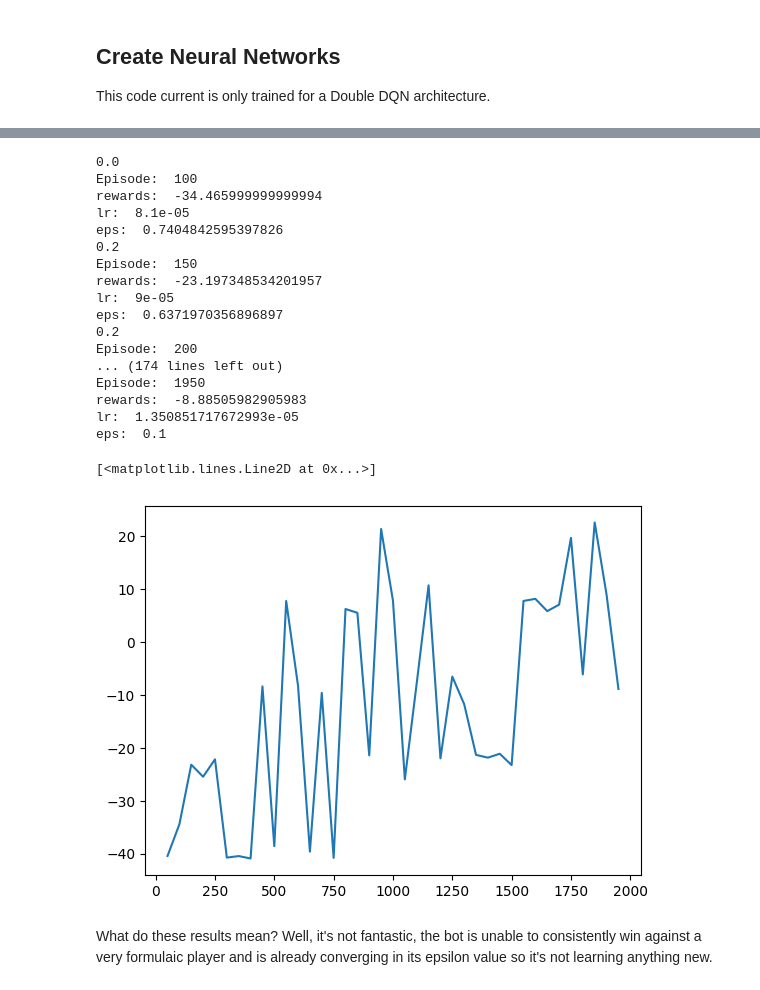
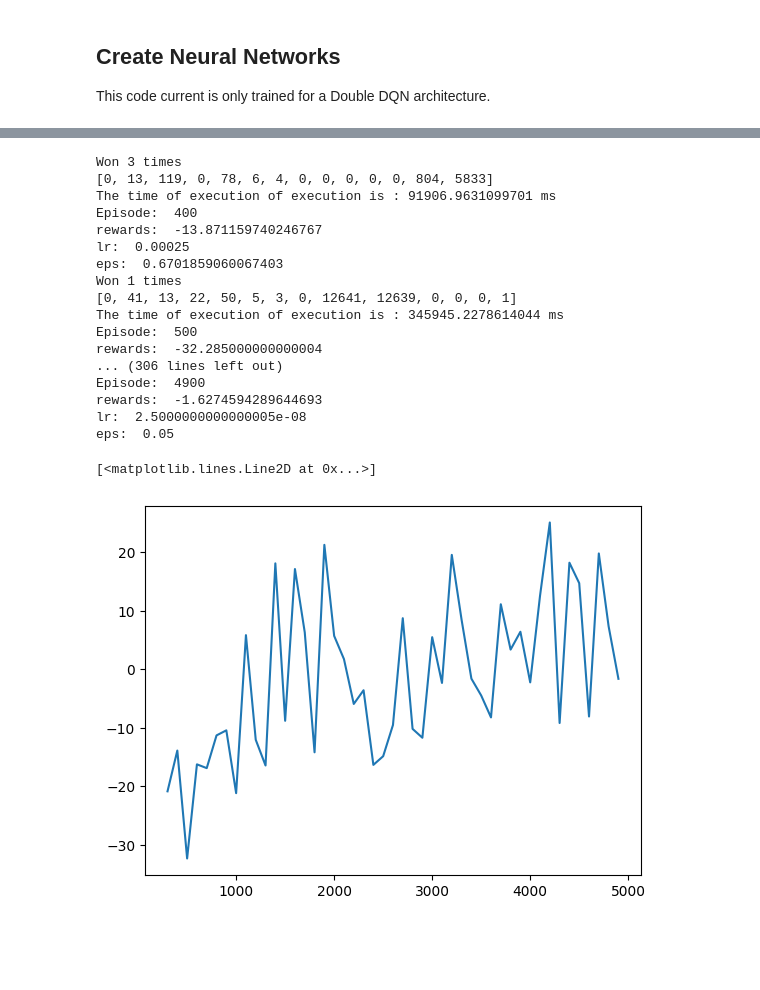
Before and after one commit to Espeox/ProjectBattleTower, a Jupyter notebook: ProjectBarry.ipynb, the cells around one changed output, grey strips where cells are left out. Saved outputs shown, nothing was run; the diff lists cells and outputs as text; code cells hidden in the pictures; blank space fills up the shorter version.

Commit message:
Project Barry Updates
Updated Rewards, redid select_action(), changed parameters so it actually learn to pick more than one move.

```diff
--- a/ProjectBarry.ipynb
+++ b/ProjectBarry.ipynb
@@ -55,16 +59,14 @@ class DQN(nn.Module):
         super(DQN, self).__init__()
         self.layer1 = nn.Linear(n_observations, 256)
         self.layer2 = nn.Linear(256, 512)
-        self.layer3 = nn.Linear(512, 256)
-        self.layer4 = nn.Linear(256, 128)
-        self.layer5 = nn.Linear(128, n_actions)
+        self.layer4 = nn.Linear(512, 256)
+        self.layer5 = nn.Linear(256, n_actions)
 
     # Called with either one element to determine next action, or a batch
     # during optimization. Returns tensor([[left0exp,right0exp]...]).
     def forward(self, x):
         x = F.relu(self.layer1(x))
         x = F.relu(self.layer2(x))
-        x = F.relu(self.layer3(x))
         x = F.relu(self.layer4(x))
         return self.layer5(x)
 # %% [markdown]
@@ -383,7 +215,7 @@ Impish Nature
 #Random Player from Poke Env Library
 rando_s = RandomPlayer(battle_format="gen9ou", team=HStall)
 # Max Damage Player from the example code from the Poke Env documentation online
-max_s = MaxDamagePlayer(battle_format="gen9ou", team=SUSHO, max_concurrent_battles = 5, start_timer_on_battle_start=True)
+max_s = MaxDamagePlayer(battle_format="gen9ou", team=SUSHO, max_concurrent_battles = 5)
 
 #The HO team
 env = Barry(battle_format="gen9ou",
@@ -449,8 +281,13 @@ def select_action(model, env, state, eps):
     # select a random action wih probability eps
     if random.random() <= eps:
         action = np.random.randint(0, env.action_space.n)
+        if not env.current_battle.can_terastallize and 3 < action and action < 8:
+            action -= 4
     else:
-        action = np.argmax(values.cpu().numpy())
+        if not env.current_battle.can_terastallize:
+            action = np.argmax(values.cpu().numpy()*np.array([1]*4+[0]*4+[1]*6))
+        else:
+            action = np.argmax(values.cpu().numpy())
 
     return action
 # %% [markdown]
@@ -564,25 +399,24 @@ for param in Q_2.parameters():
     param.requires_grad = False
 
 optimizer1 = torch.optim.Adam(Q_1.parameters(), lr=lr)
-#scheduler1 = StepLR(optimizer1, step_size=lr_step, gamma=lr_gamma) REMOVING SCHEDULER FOR NOW
+scheduler1 = StepLR(optimizer1, step_size=lr_step, gamma=lr_gamma) #REMOVING SCHEDULER FOR NOW
 
 memory1 = Memory(max_memory_size)
 # %%
 performance_ep = []
 performance = []
 
-#env.background_send_challenge(max_s.username)
-#print("Battle Start")
 for episode in range(num_episodes):
 # display the performance
-    #env.background_send_challenge(max_s.username)
-
+    record = False
     if (episode % measure_step == 0) and episode >= min_episodes:
+        if (episode % save_replay_episode == 0):
+            record = True
         performance_ep.append(episode)
-        performance.append(evaluate(Q_1, env, measure_repeats))
+        performance.append(evaluate(Q_1, env, measure_repeats, record))
         print("Episode: ", episode)
         print("rewards: ", performance[-1])
-        #print("lr: ", scheduler1.get_lr()[0])
+        print("lr: ", scheduler1.get_lr()[0])
         print("eps: ", eps)
 
     state1, info1 = env.reset()
@@ -592,6 +426,7 @@ for episode in range(num_episodes):
 
     done1 = False
     i = 0
+
     while not done1:
         i += 1
         action1 = select_action(Q_2, env, state1, eps)
@@ -604,11 +439,15 @@ for episode in range(num_episodes):
         memory1.update(state1, action1, reward1, done1)
 
     if episode >= min_episodes and episode % update_step == 0:
-        for _ in range(50):
+        for _ in range(100):
+            scheduler1.step()
             train(batch_size, Q_1, Q_2, optimizer1, memory1, lr_gamma)
-
         # transfer new parameter from Q_1 to Q_2
         update_parameters(Q_1, Q_2)
+
+    #print(f'Move selected matrix {moves_selected}')
+    # Turns off the replays
+
 
     # update learning rate and eps
     #scheduler1.step()
@@ -616,5 +455,6 @@ for episode in range(num_episodes):
     eps = max(eps*eps_decay, eps_min)
 
 
+
 plt.plot(np.array(performance_ep), np.array(performance))
 # %% [output]
@@ -626,21 +468,19 @@ eps:  0.860513950810667
-0.0
-Episode:  100
-rewards:  -34.465999999999994
-lr:  8.1e-05
-eps:  0.7404842595397826
-0.2
-Episode:  150
-rewards:  -23.197348534201957
-lr:  9e-05
-eps:  0.6371970356896897
-0.2
-Episode:  200
-... (174 lines left out)
-Episode:  1950
-rewards:  -8.88505982905983
-lr:  1.350851717672993e-05
-eps:  0.1
+Won 3 times
+[0, 13, 119, 0, 78, 6, 4, 0, 0, 0, 0, 0, 804, 5833]
+The time of execution of execution is : 91906.9631099701 ms
+Episode:  400
+rewards:  -13.871159740246767
+lr:  0.00025
+eps:  0.6701859060067403
+Won 1 times
+[0, 41, 13, 22, 50, 5, 3, 0, 12641, 12639, 0, 0, 0, 1]
+The time of execution of execution is : 345945.2278614044 ms
+Episode:  500
+rewards:  -32.285000000000004
+... (306 lines left out)
+Episode:  4900
+rewards:  -1.6274594289644693
+lr:  2.5000000000000005e-08
+eps:  0.05
 [<matplotlib.lines.Line2D at 0x...>]
-[figure, old version]
+[figure, new version]
-# %% [markdown]
-What do these results mean? Well, it's not fantastic, the bot is unable to consistently win against a very formulaic player and is already converging in its epsilon value so it's not learning anything new.
```
Also changed, not shown: parts of 17 cells of this notebook, 1 other file.
